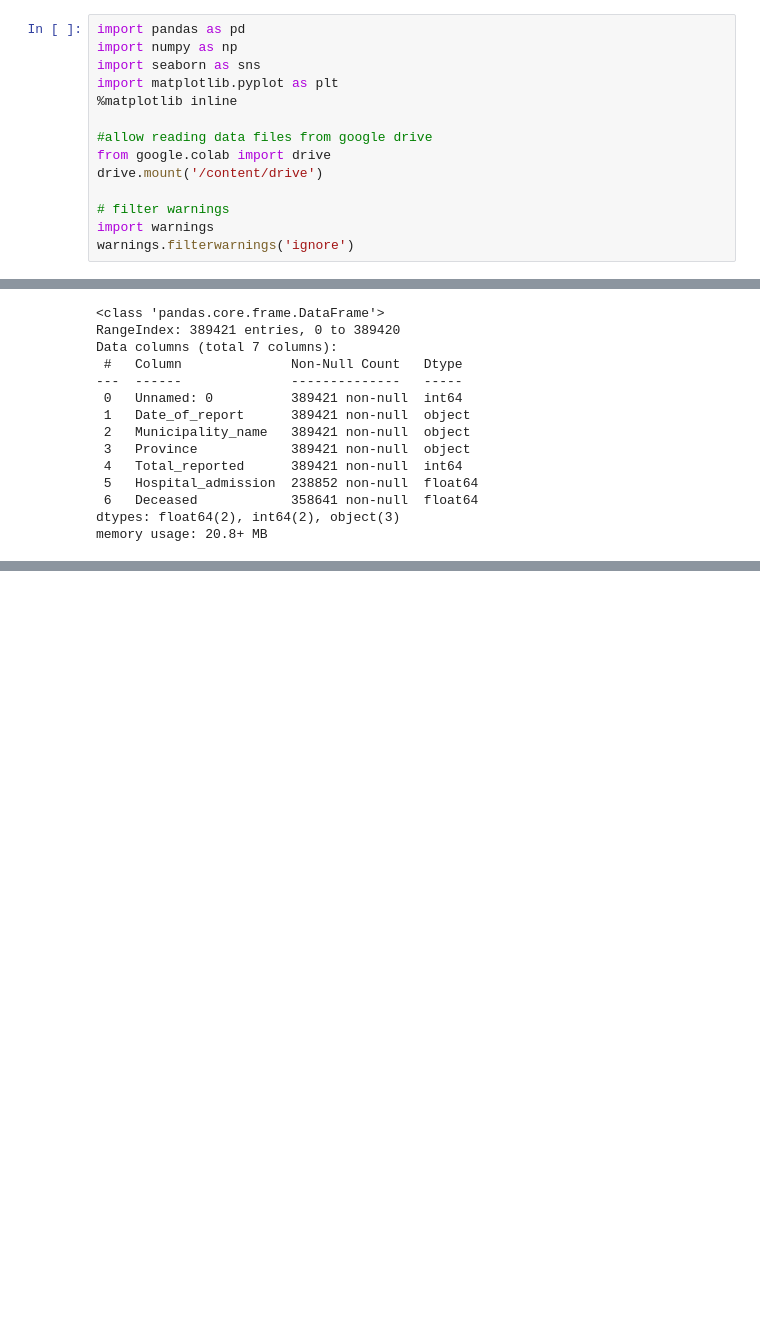
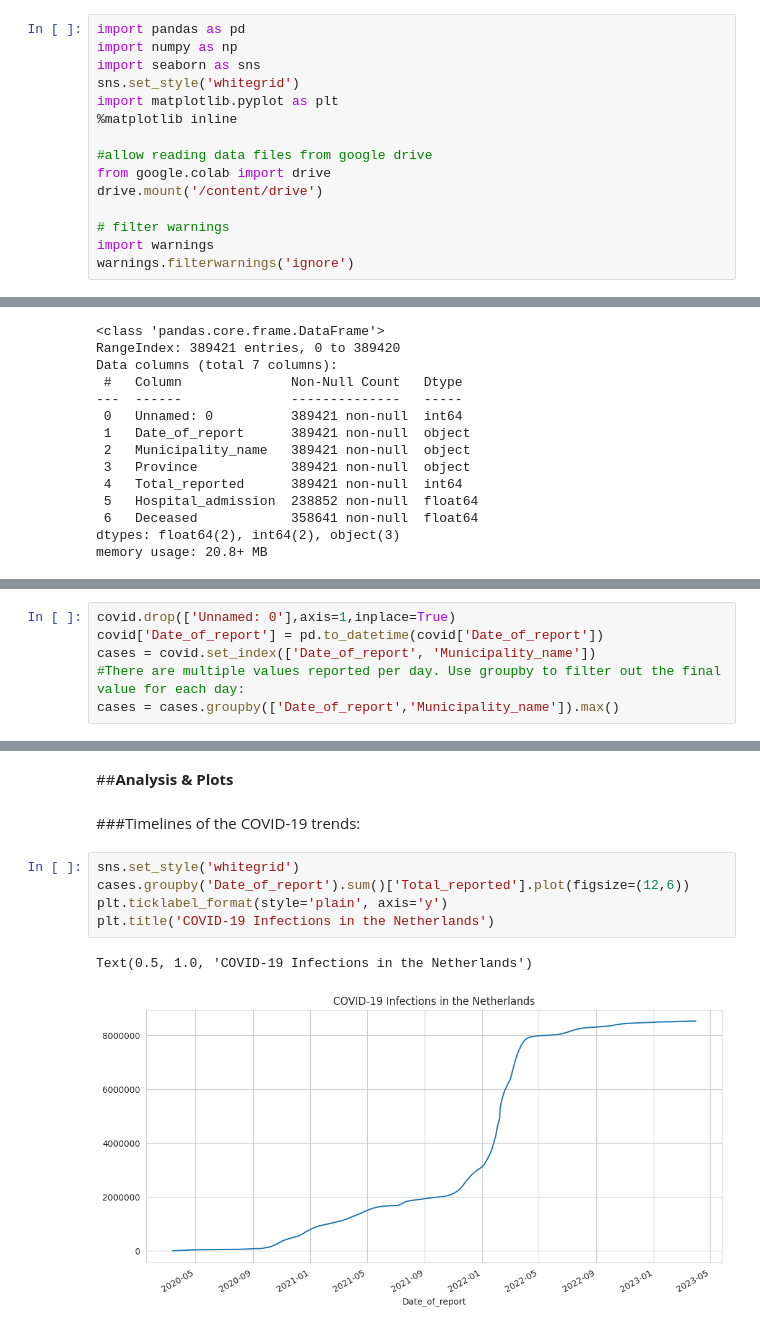
Before and after one commit to MC-Codingcat/NL-COVID-19-Data-Analysis, a Jupyter notebook: NL_COVID_19_Analysis_Trend.ipynb, the cells around one changed output, grey strips where cells are left out. Cells and saved outputs as stored; diff of their text form; blank space fills up the shorter version.

```diff
--- a/NL_COVID_19_Analysis_Trend.ipynb
+++ b/NL_COVID_19_Analysis_Trend.ipynb
@@ -21,6 +22,7 @@ ____
 import pandas as pd
 import numpy as np
 import seaborn as sns
+sns.set_style('whitegrid')
 import matplotlib.pyplot as plt
 %matplotlib inline
 
@@ -69,0 +69,6 @@ Currently, the number of reported cases is **_cumulative_**. To apply a time ser
+# %%
+covid.drop(['Unnamed: 0'],axis=1,inplace=True)
+covid['Date_of_report'] = pd.to_datetime(covid['Date_of_report'])
+cases = covid.set_index(['Date_of_report', 'Municipality_name'])
+#There are multiple values reported per day. Use groupby to filter out the final value for each day:
+cases = cases.groupby(['Date_of_report','Municipality_name']).max()
@@ -69,0 +146,12 @@ Currently, the number of reported cases is **_cumulative_**. To apply a time ser
+# %% [markdown]
+##**Analysis & Plots**
+# %% [markdown]
+###Timelines of the COVID-19 trends:
+# %%
+sns.set_style('whitegrid')
+cases.groupby('Date_of_report').sum()['Total_reported'].plot(figsize=(12,6))
+plt.ticklabel_format(style='plain', axis='y')
+plt.title('COVID-19 Infections in the Netherlands')
+# %% [output]
+Text(0.5, 1.0, 'COVID-19 Infections in the Netherlands')
+[figure, added]
```
Also changed, not shown: parts of 22 cells of this notebook.
